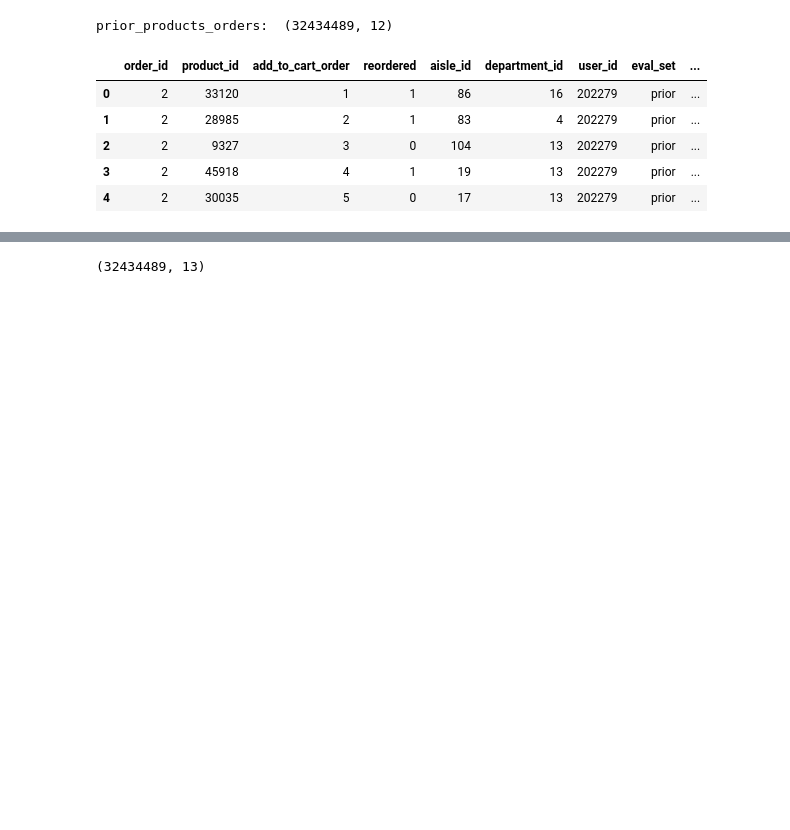
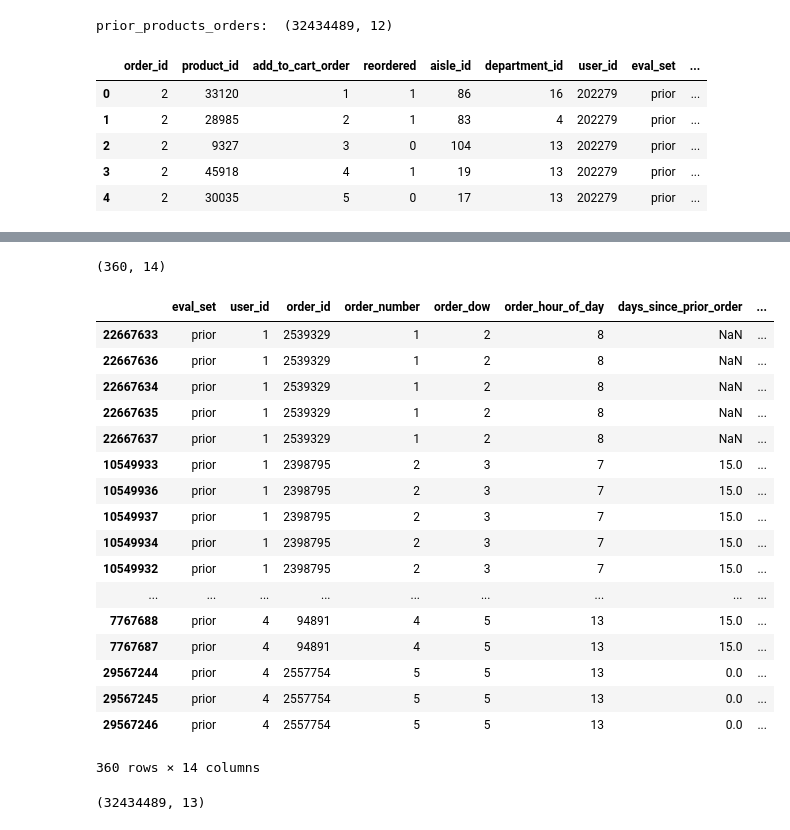
Before and after one commit to juemura/cs241, a Jupyter notebook: CS241 - Final Project.ipynb, the cells around one changed output, grey strips where cells are left out. Saved outputs shown, nothing was run; the diff lists cells and outputs as text; code cells hidden in the pictures; blank space fills up the shorter version.

```diff
--- a/CS241 - Final Project.ipynb
+++ b/CS241 - Final Project.ipynb
@@ -160,4 +161,46 @@ testdf.head(500)
 360 rows × 12 columns
+# %%
+import numpy as np
+
+testdf['user_product'] = testdf.product_id + testdf.user_id.astype(np.int64) * 100000
+testdf['total_orders'] = testdf.groupby(['user_product'])['order_number'].transform('count')
+# testdf['total_orders'] = testdf.groupby('user_product').count()
+print(testdf.shape)
+testdf.head(360)
+# df.groupby('topping')['discount'].apply(lambda x: x.count())
+
+# userXproduct.columns = ['nb_orders', 'last_order_id', 'sum_pos_in_cart', 'first_order', 'last_order',
+#                             'rate_since_first_order', 'weight', 'weight_day', 'weight_exp']
+#     userXproduct.nb_orders = userXproduct.nb_orders.astype(np.int16)
+#     userXproduct.last_order_id = userXproduct.last_order_id.map(lambda x: x[1]).astype(np.int32)
+#     userXproduct.sum_pos_in_cart = userXproduct.sum_pos_in_cart.astype(np.int16)
+#     userXproduct.rate_since_first_order = userXproduct.nb_orders/(userXproduct.rate_since_first_order-userXproduct.first_order+1).astype(np.float32)
+
+#     userXproduct.first_order = userXproduct.first_order.astype(np.int16)
+#     userXproduct.last_order = userXproduct.last_order.astype(np.int16)
+#     userXproduct.weight = userXproduct.weight.astype(np.float32)
+#     userXproduct.weight_day = userXproduct.weight_day.astype(np.float32)
+#     userXproduct.weight_exp = userXproduct.weight_exp.astype(np.float32)
+# %% [output]
+(360, 14)
+|  | eval_set | user_id | order_id | order_number | order_dow | order_hour_of_day | days_since_prior_order | ... |
+| 22667633 | prior | 1 | 2539329 | 1 | 2 | 8 | NaN | ... |
+| 22667636 | prior | 1 | 2539329 | 1 | 2 | 8 | NaN | ... |
+| 22667634 | prior | 1 | 2539329 | 1 | 2 | 8 | NaN | ... |
+| 22667635 | prior | 1 | 2539329 | 1 | 2 | 8 | NaN | ... |
+| 22667637 | prior | 1 | 2539329 | 1 | 2 | 8 | NaN | ... |
+| 10549933 | prior | 1 | 2398795 | 2 | 3 | 7 | 15.0 | ... |
+| 10549936 | prior | 1 | 2398795 | 2 | 3 | 7 | 15.0 | ... |
+| 10549937 | prior | 1 | 2398795 | 2 | 3 | 7 | 15.0 | ... |
+| 10549934 | prior | 1 | 2398795 | 2 | 3 | 7 | 15.0 | ... |
+| 10549932 | prior | 1 | 2398795 | 2 | 3 | 7 | 15.0 | ... |
+| ... | ... | ... | ... | ... | ... | ... | ... | ... |
+| 7767688 | prior | 4 | 94891 | 4 | 5 | 13 | 15.0 | ... |
+| 7767687 | prior | 4 | 94891 | 4 | 5 | 13 | 15.0 | ... |
+| 29567244 | prior | 4 | 2557754 | 5 | 5 | 13 | 0.0 | ... |
+| 29567245 | prior | 4 | 2557754 | 5 | 5 | 13 | 0.0 | ... |
+| 29567246 | prior | 4 | 2557754 | 5 | 5 | 13 | 0.0 | ... |
+360 rows × 14 columns
 # %%
 df2 = pd.merge(df1, orders_data, on='order_id')
 print(df2.shape)
```
Also changed, not shown: parts of 1 cell of this notebook.
